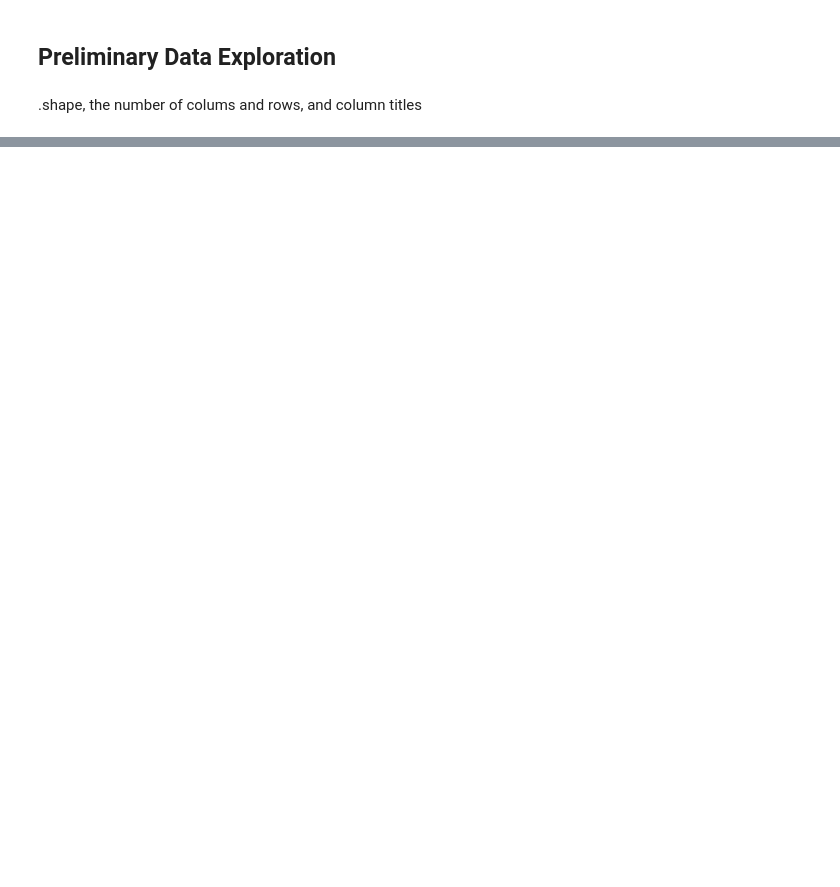
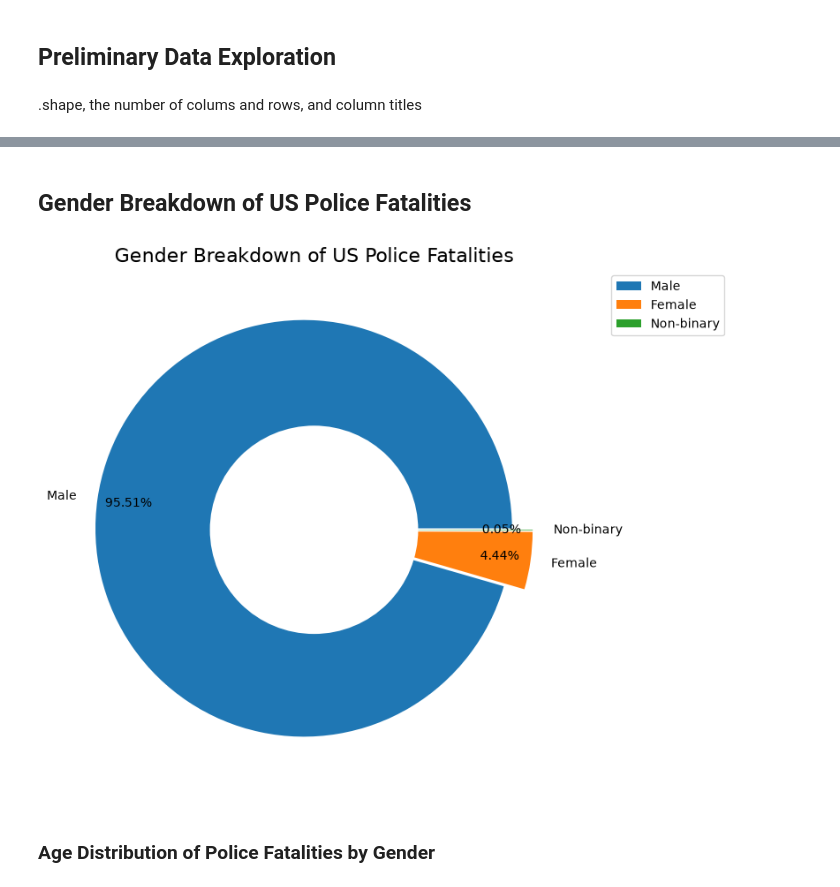
Before and after one commit to LegradiK/us_police_incidents_analysis, a Jupyter notebook: 2015_2024_us_police_shooting_report_analysis.ipynb, the cells around one changed output, grey strips where cells are left out. Cells and saved outputs as stored; diff of their text form; code cells hidden in the pictures; blank space fills up the shorter version.

```diff
--- a/2015_2024_us_police_shooting_report_analysis.ipynb
+++ b/2015_2024_us_police_shooting_report_analysis.ipynb
@@ -71,0 +167,41 @@ swap_nans_with_zero()
+# %% [markdown]
+## Gender Breakdown of US Police Fatalities
+# %%
+df_gender = df.groupby(['gender']).size().reset_index(name='count')
+gender_map = {
+    'female': 'Female',
+    'male' : 'Male',
+    'non-binary' : 'Non-binary'
+}
+df_gender['gender_name'] = df_gender['gender'].map(gender_map)
+df_gender = df_gender.sort_values('count', ascending=False)
+# %%
+explode = [0.05] * len(df_gender)
+
+fig, ax = plt.subplots(figsize=(8, 8))
+
+ax.pie(
+    df_gender['count'],
+    labels=df_gender['gender_name'],
+    autopct='%1.2f%%',
+    pctdistance=0.85,
+    explode=explode
+)
+centre_circle = plt.Circle((0,0), 0.50, fc='white')
+ax.add_artist(centre_circle)
+ax.set_title(
+    "Gender Breakdown of US Police Fatalities",
+    fontsize=16,
+    fontfamily='DejaVu Sans'
+)
+plt.legend(
+    labels=df_gender['gender_name'],
+    loc='upper right',
+    bbox_to_anchor=(1.3, 1)
+)
+plt.tight_layout()
+plt.show()
+# %% [output]
+[figure, added]
+# %% [markdown]
+### Age Distribution of Police Fatalities by Gender
```
Also changed, not shown: parts of 16 cells of this notebook, 1 other file.
